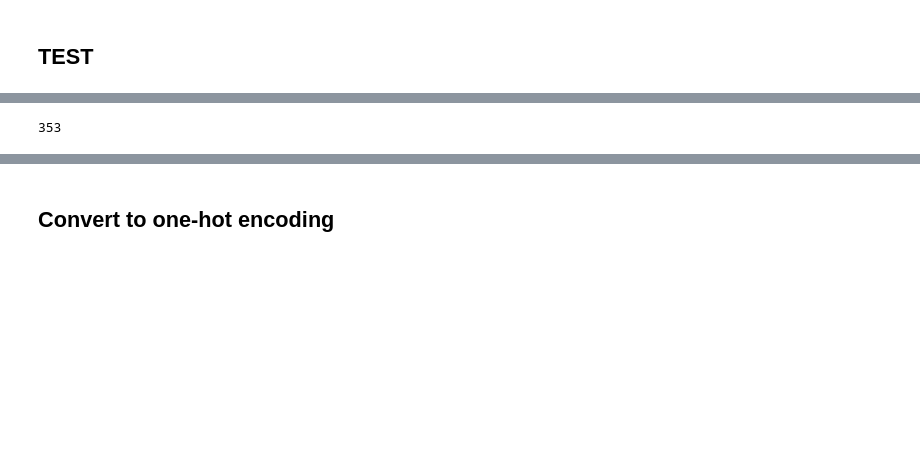
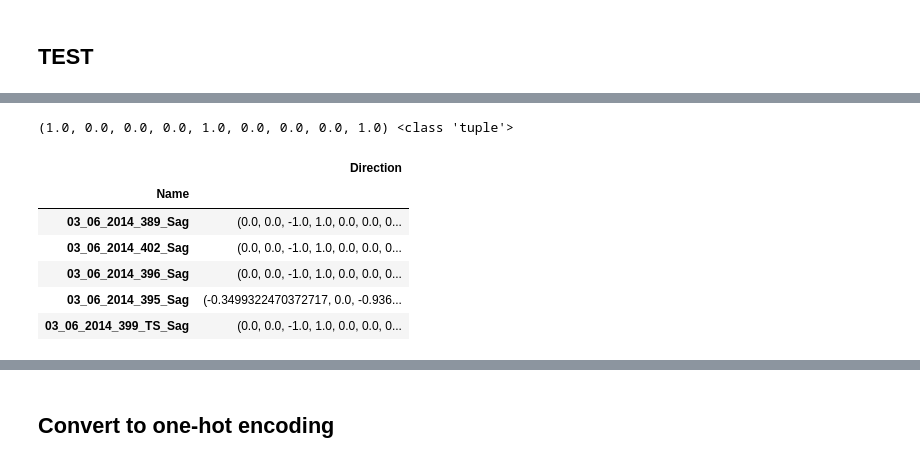
Before and after one commit to DMcSweeney/coronal_sagittal_cnn, a Jupyter notebook: notebooks/prepare_data.ipynb, the cells around one changed output, grey strips where cells are left out. Drawn from its saved outputs; the diff is of its cells as text; code cells hidden in the pictures; blank space fills up the shorter version.

```diff
--- a/notebooks/prepare_data.ipynb
+++ b/notebooks/prepare_data.ipynb
@@ -306,6 +322,17 @@ def get_sagittal_midline(name, plot=False):
-# %%
-len(df.index.values)
-# %% [output]
-353
+# %%
+direct_df = pd.read_csv('../dicom_direction.csv', index_col='Name', converters={'Direction': literal_eval})
+#base_direction = (0.0, 0.0, -1.0, 1.0, 0.0, 0.0, 0.0, -1.0, 0.0)
+base_direction = (1.0, 0.0, 0.0, 0.0, 1.0, 0.0, 0.0, 0.0, 1.0)
+print(base_direction, type(base_direction))
+direct_df.head()
+# %% [output]
+(1.0, 0.0, 0.0, 0.0, 1.0, 0.0, 0.0, 0.0, 1.0) <class 'tuple'>
+|  | Direction |
+| Name |  |
+| 03_06_2014_389_Sag | (0.0, 0.0, -1.0, 1.0, 0.0, 0.0, 0... |
+| 03_06_2014_402_Sag | (0.0, 0.0, -1.0, 1.0, 0.0, 0.0, 0... |
+| 03_06_2014_396_Sag | (0.0, 0.0, -1.0, 1.0, 0.0, 0.0, 0... |
+| 03_06_2014_395_Sag | (-0.3499322470372717, 0.0, -0.936... |
+| 03_06_2014_399_TS_Sag | (0.0, 0.0, -1.0, 1.0, 0.0, 0.0, 0... |
 # %%
 for name in df.index:
```
Also changed, not shown: parts of 8 cells of this notebook, 7 other files.
